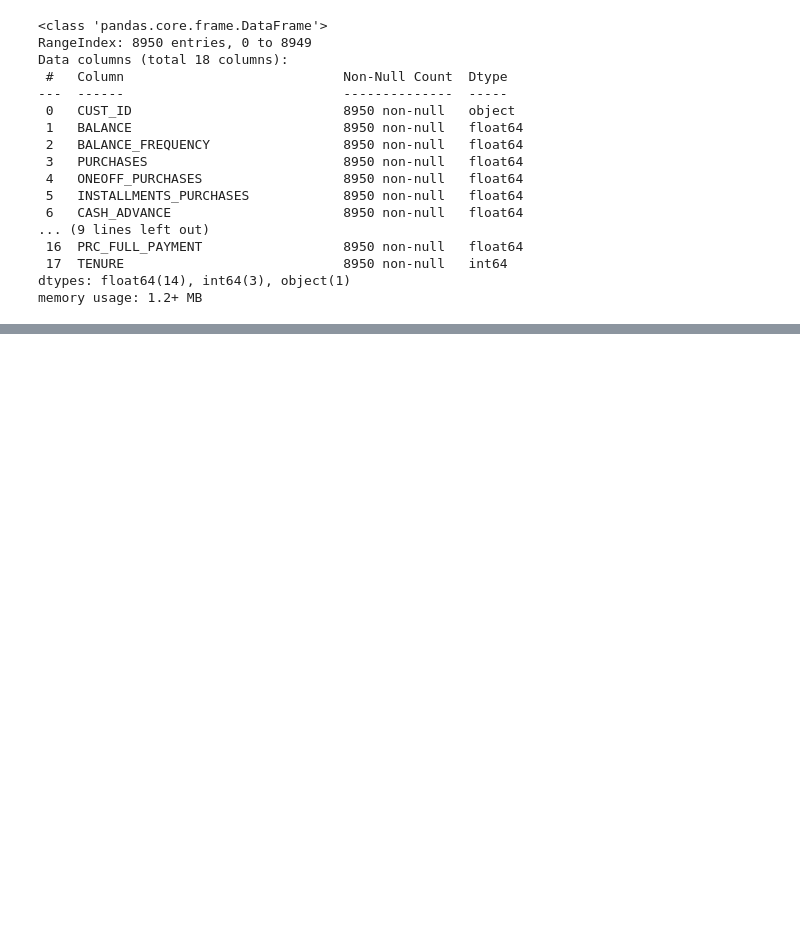
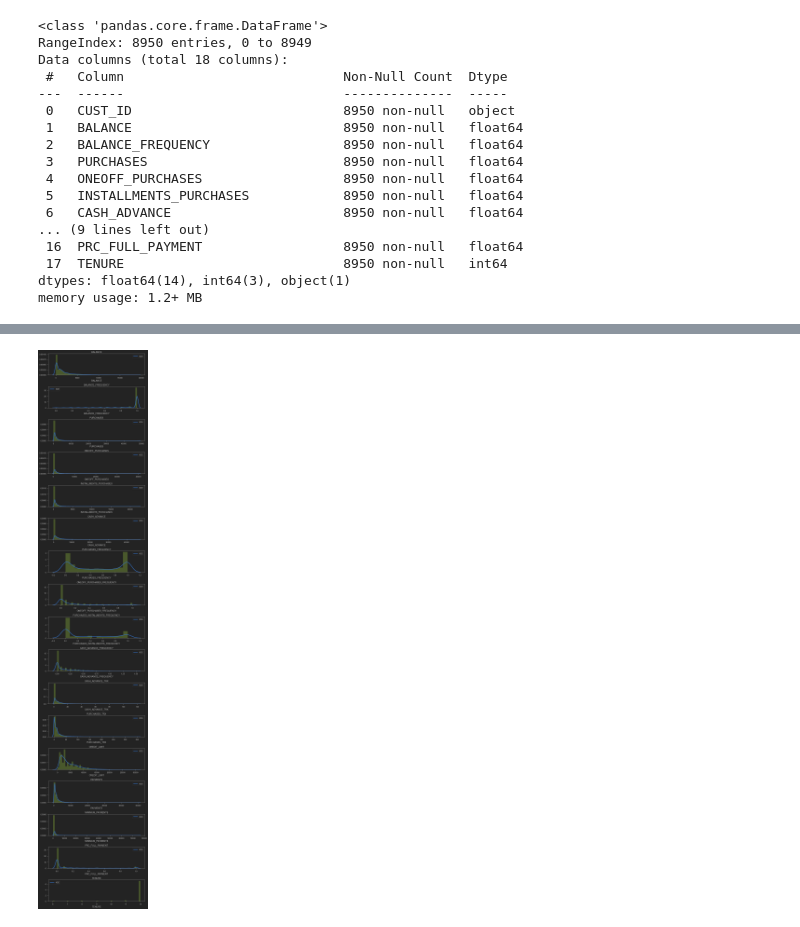
Before and after one commit to Minjire/Financial_Analysis, a Jupyter notebook: Bank Customer Segmentation.ipynb, the cells around one changed output, grey strips where cells are left out. Cells and saved outputs as stored; diff of their text form; code cells hidden in the pictures; blank space fills up the shorter version.

```diff
--- a/Bank Customer Segmentation.ipynb
+++ b/Bank Customer Segmentation.ipynb
@@ -58,0 +104,4 @@ creditcard_df.describe()
+# %%
+# drop Customer ID since it has no meaning here
+creditcard_df.drop("CUST_ID", axis = 1, inplace= True)
+creditcard_df.head()
@@ -58,0 +125,15 @@ creditcard_df.describe()
+# %%
+# distplot combines the matplotlib.hist function with seaborn kdeplot()
+# KDE Plot represents the Kernel Density Estimate
+# KDE is used for visualizing the Probability Density of a continuous variable.
+# KDE demonstrates the probability density at different values in a continuous variable.
+
+plt.figure(figsize=(10,50))
+for i in range(len(creditcard_df.columns)):
+    plt.subplot(17, 1, i+1)
+    sns.distplot(creditcard_df[creditcard_df.columns[i]], kde_kws={'color':'b', 'lw':3, 'label':'KDE'}, hist_kws={'color':'g'})
+    plt.title(creditcard_df.columns[i])
+
+plt.tight_layout()
+# %% [output]
+[figure, added]
```
Also changed, not shown: parts of 9 cells of this notebook.
